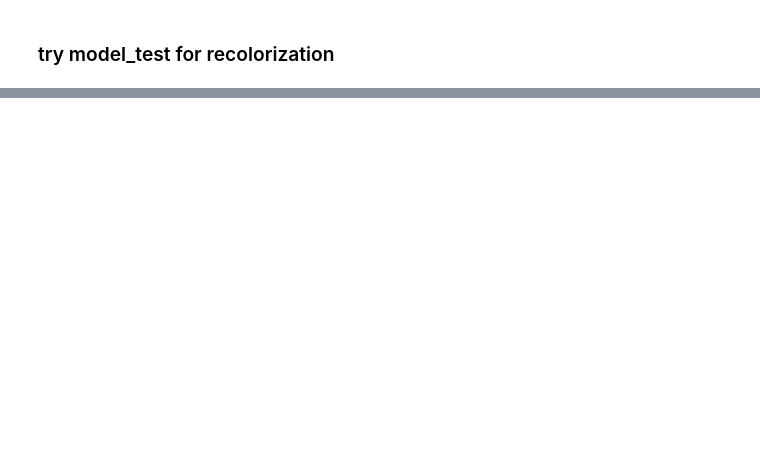
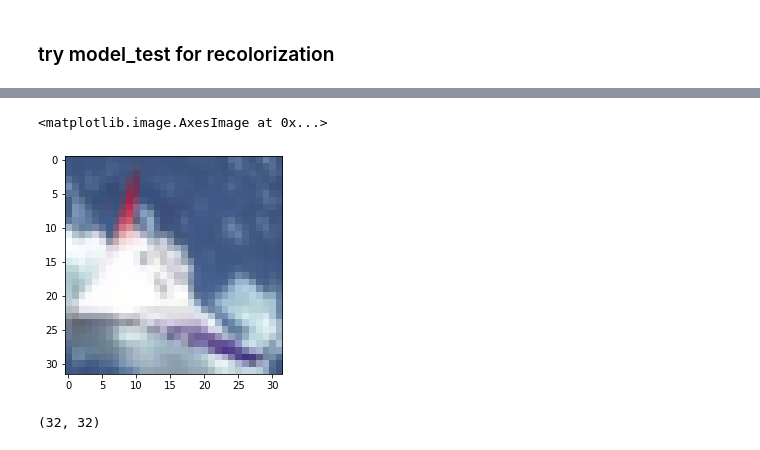
Before and after one commit to unofficial-Jona/ACML, a Jupyter notebook: convolutional autoencoders.ipynb, the cells around one changed output, grey strips where cells are left out. Saved outputs shown, nothing was run; the diff lists cells and outputs as text; code cells hidden in the pictures; blank space fills up the shorter version.

```diff
--- a/convolutional autoencoders.ipynb
+++ b/convolutional autoencoders.ipynb
@@ -410,0 +504,5 @@ TensorShape([None, 32, 32, 3])
+# %%
+plt.imshow( X_train[0])
+# %% [output]
+<matplotlib.image.AxesImage at 0x...>
+[figure, added]
@@ -410,0 +511,4 @@ TensorShape([None, 32, 32, 3])
+# %%
+X_train[0,:,:,0].shape
+# %% [output]
+(32, 32)
```
Also changed, not shown: parts of 21 cells of this notebook.
